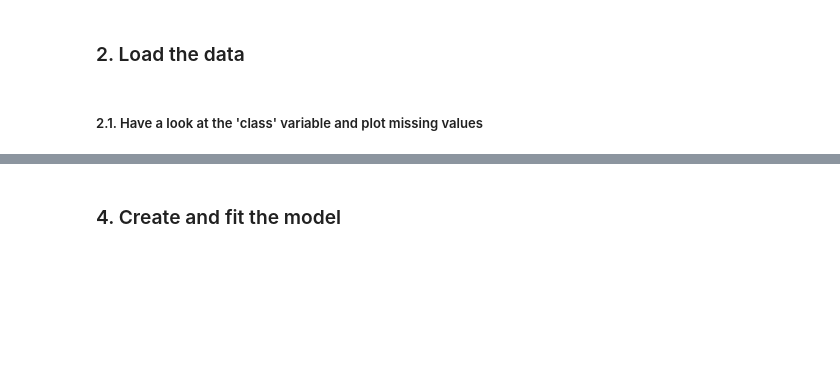
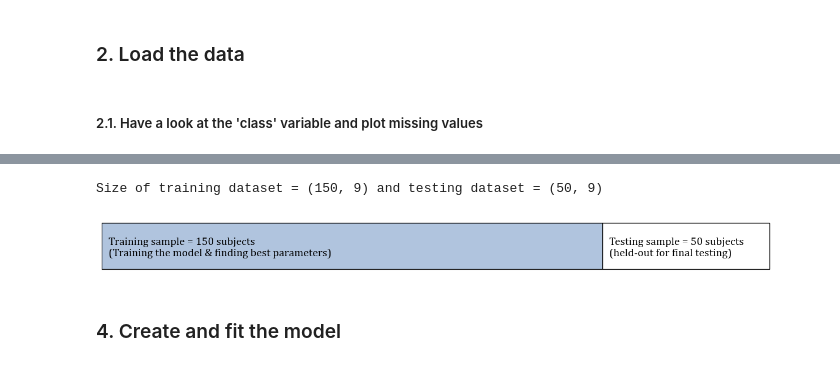
Before and after one commit to abdulrahman1123/analysis_examples, a Jupyter notebook: logistic_regression.ipynb, the cells around one changed output, grey strips where cells are left out. Drawn from its saved outputs; the diff is of its cells as text; code cells hidden in the pictures; blank space fills up the shorter version.

```diff
--- a/logistic_regression.ipynb
+++ b/logistic_regression.ipynb
@@ -74,23 +74,28 @@ Then, the data will be normalized (mean = 0 and sd = 1) so that the model can co
 # %%
 # Choose features
 X = data.iloc[:,1:-1]
 y = data.iloc[:,-1]
 
 # Divide into training and test sets
 X_train, X_test, y_train, y_test = train_test_split(X, y, test_size=0.25, random_state=5)
 
 print(f"Size of training dataset = {X_train.shape} and testing dataset = {X_test.shape}")
 
 # Using the mean, impute the training and testing datasets separately
 imp = SimpleImputer(missing_values=np.nan, strategy='mean')
 X_train = imp.fit_transform(X_train.copy())
 X_test = imp.transform(X_test.copy())
 
 
 # scale both X_train and X_test for faster convergence
 scaler = StandardScaler()
 X_train = scaler.fit_transform(X_train)
 X_test = scaler.transform(X_test)
+
+plot_train_test(X_train,X_test)
+# %% [output]
+Size of training dataset = (150, 9) and testing dataset = (50, 9)
+[figure, added]
 # %% [markdown]
 ###
 ### 4. Create and fit the model
```
Also changed, not shown: parts of 4 cells of this notebook, 3 other files.
